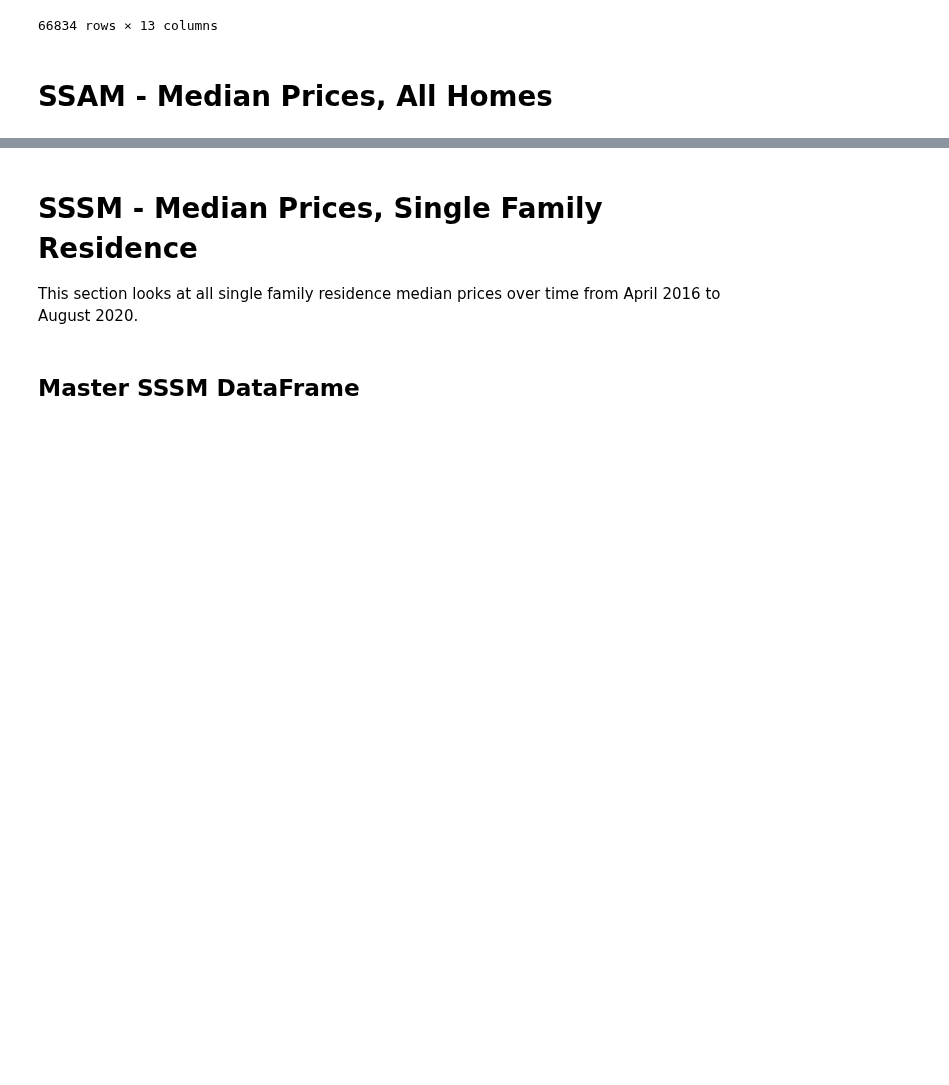
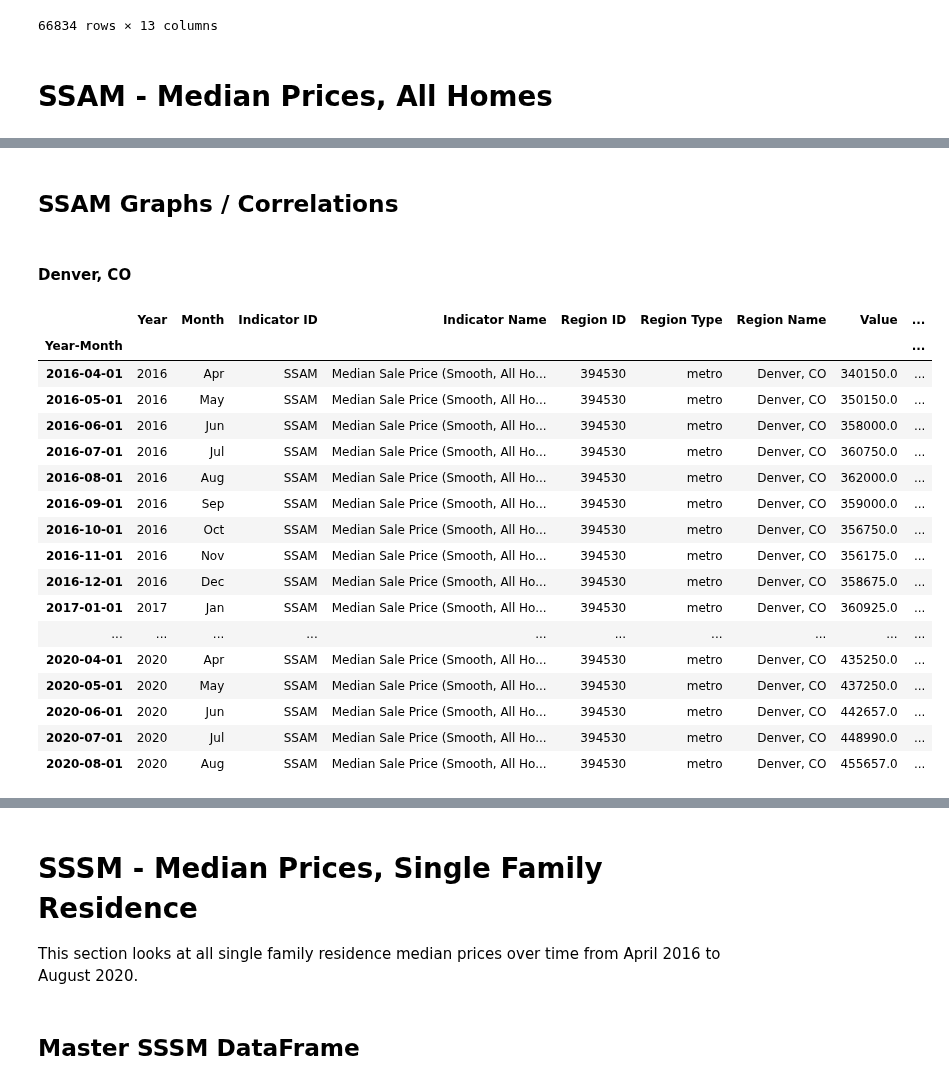
Before and after one commit to binetala/The_Very_Best_Team, a Jupyter notebook: Cole/median_sale_price_analyses.ipynb, the cells around one changed output, grey strips where cells are left out. Drawn from its saved outputs; the diff is of its cells as text; code cells hidden in the pictures; blank space fills up the shorter version.

```diff
--- a/Cole/median_sale_price_analyses.ipynb
+++ b/Cole/median_sale_price_analyses.ipynb
@@ -74,3 +74,28 @@ co_springs_ssam = ssam_df[ssam_df["Region Name"].str.contains("Colorado Springs"
 # %%
 # Greeley SSAM
 greeley_ssam = ssam_df[ssam_df["Region Name"].str.contains("Greeley")].groupby("Year-Month").first()
+# %% [markdown]
+## SSAM Graphs / Correlations
+# %% [markdown]
+#### Denver, CO
+# %%
+denver_ssam
+# %% [output]
+|  | Year | Month | Indicator ID | Indicator Name | Region ID | Region Type | Region Name | Value | ... |
+| Year-Month |  |  |  |  |  |  |  |  | ... |
+| 2016-04-01 | 2016 | Apr | SSAM | Median Sale Price (Smooth, All Ho... | 394530 | metro | Denver, CO | 340150.0 | ... |
+| 2016-05-01 | 2016 | May | SSAM | Median Sale Price (Smooth, All Ho... | 394530 | metro | Denver, CO | 350150.0 | ... |
+| 2016-06-01 | 2016 | Jun | SSAM | Median Sale Price (Smooth, All Ho... | 394530 | metro | Denver, CO | 358000.0 | ... |
+| 2016-07-01 | 2016 | Jul | SSAM | Median Sale Price (Smooth, All Ho... | 394530 | metro | Denver, CO | 360750.0 | ... |
+| 2016-08-01 | 2016 | Aug | SSAM | Median Sale Price (Smooth, All Ho... | 394530 | metro | Denver, CO | 362000.0 | ... |
+| 2016-09-01 | 2016 | Sep | SSAM | Median Sale Price (Smooth, All Ho... | 394530 | metro | Denver, CO | 359000.0 | ... |
+| 2016-10-01 | 2016 | Oct | SSAM | Median Sale Price (Smooth, All Ho... | 394530 | metro | Denver, CO | 356750.0 | ... |
+| 2016-11-01 | 2016 | Nov | SSAM | Median Sale Price (Smooth, All Ho... | 394530 | metro | Denver, CO | 356175.0 | ... |
+| 2016-12-01 | 2016 | Dec | SSAM | Median Sale Price (Smooth, All Ho... | 394530 | metro | Denver, CO | 358675.0 | ... |
+| 2017-01-01 | 2017 | Jan | SSAM | Median Sale Price (Smooth, All Ho... | 394530 | metro | Denver, CO | 360925.0 | ... |
+| ... | ... | ... | ... | ... | ... | ... | ... | ... | ... |
+| 2020-04-01 | 2020 | Apr | SSAM | Median Sale Price (Smooth, All Ho... | 394530 | metro | Denver, CO | 435250.0 | ... |
+| 2020-05-01 | 2020 | May | SSAM | Median Sale Price (Smooth, All Ho... | 394530 | metro | Denver, CO | 437250.0 | ... |
+| 2020-06-01 | 2020 | Jun | SSAM | Median Sale Price (Smooth, All Ho... | 394530 | metro | Denver, CO | 442657.0 | ... |
+| 2020-07-01 | 2020 | Jul | SSAM | Median Sale Price (Smooth, All Ho... | 394530 | metro | Denver, CO | 448990.0 | ... |
+| 2020-08-01 | 2020 | Aug | SSAM | Median Sale Price (Smooth, All Ho... | 394530 | metro | Denver, CO | 455657.0 | ... |
```
Also changed, not shown: parts of 6 cells of this notebook.
